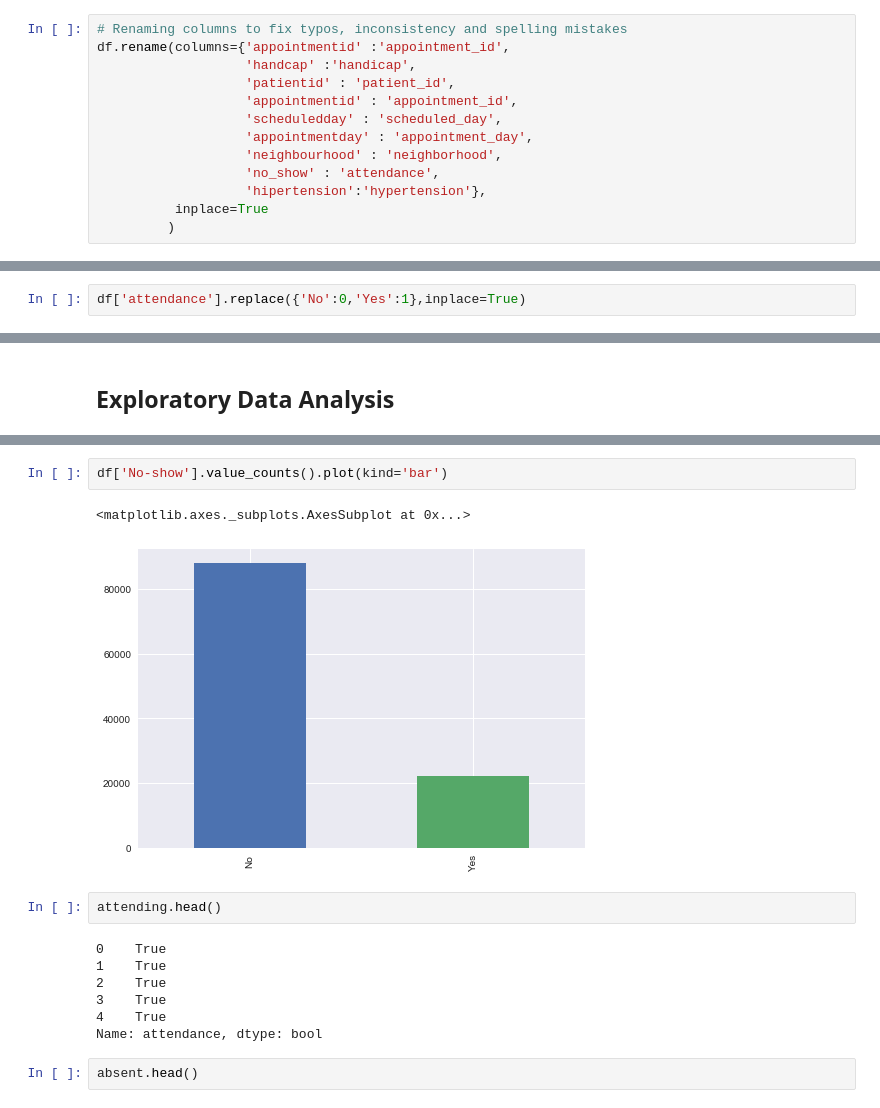
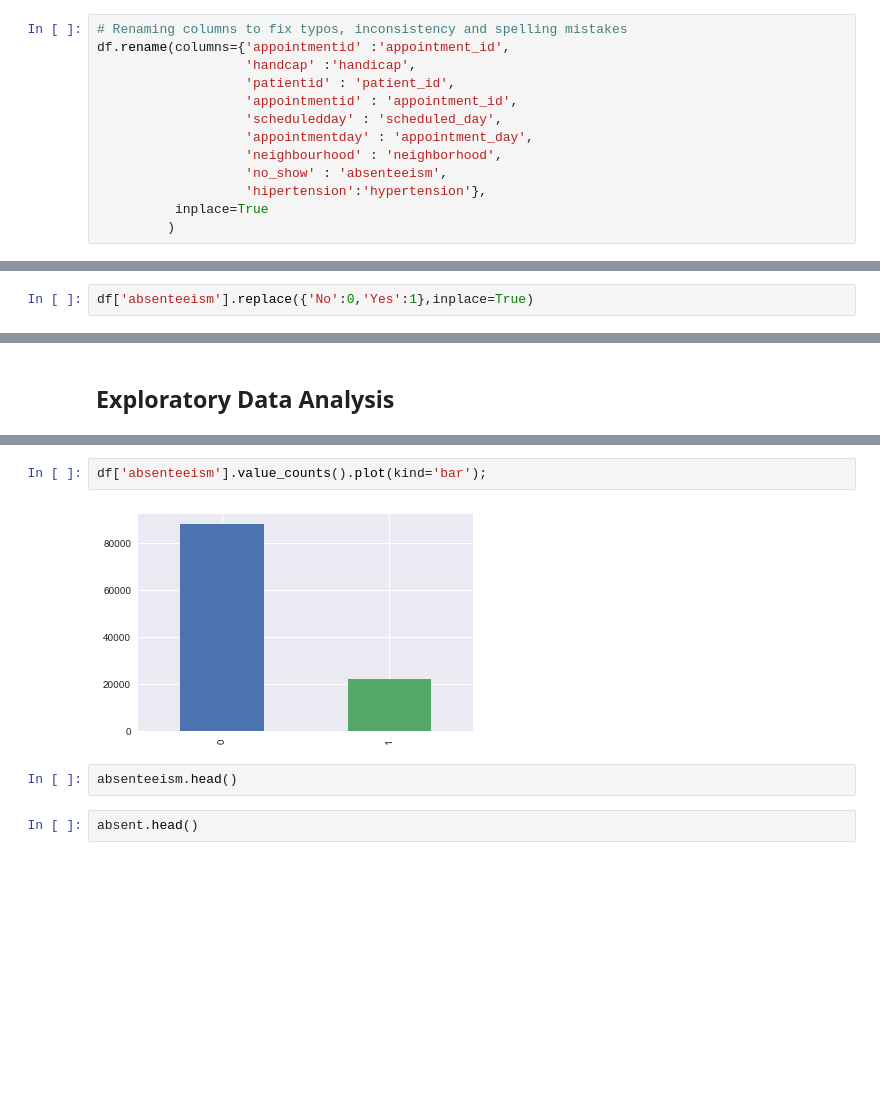
Before and after one commit to IreneFlorez/medical-data-analysis, a Jupyter notebook: Missed_Appointments.ipynb, the cells around one changed output, grey strips where cells are left out. Saved outputs shown, nothing was run; the diff lists cells and outputs as text; blank space fills up the shorter version.

Commit message:
updated question 1 & attendnce > absenteeism

```diff
--- a/Missed_Appointments.ipynb
+++ b/Missed_Appointments.ipynb
@@ -191,7 +198,7 @@ df.rename(columns={'appointmentid' :'appointment_id',
                    'scheduledday' : 'scheduled_day',
                    'appointmentday' : 'appointment_day',
                    'neighbourhood' : 'neighborhood',
-                   'no_show' : 'attendance',
+                   'no_show' : 'absenteeism',
                    'hipertension':'hypertension'},
           inplace=True
          )
@@ -216,4 +221,4 @@ df.head()
 #df['attendance'] = df['attendance'].map({'Yes':1,'No':0})
 # %%
-df['attendance'].replace({'No':0,'Yes':1},inplace=True)
+df['absenteeism'].replace({'No':0,'Yes':1},inplace=True)
 # %%
@@ -280,17 +290,9 @@ sns.pairplot(df);
 # %%
-df['No-show'].value_counts().plot(kind='bar')
+df['absenteeism'].value_counts().plot(kind='bar');
 # %% [output]
-<matplotlib.axes._subplots.AxesSubplot at 0x...>
-[figure, old version]
+[figure, new version]
 # %%
-attending.head()
+absenteeism.head()
-# %% [output]
-0    True
-1    True
-2    True
-3    True
-4    True
-Name: attendance, dtype: bool
 # %%
 absent.head()
 # %% [output]
```
Also changed, not shown: parts of 33 cells of this notebook.
